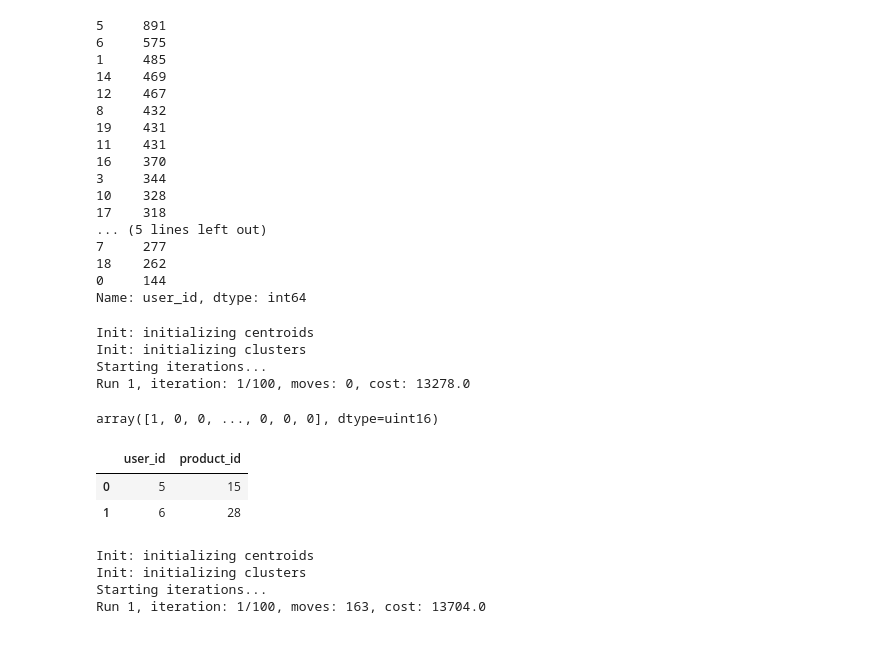
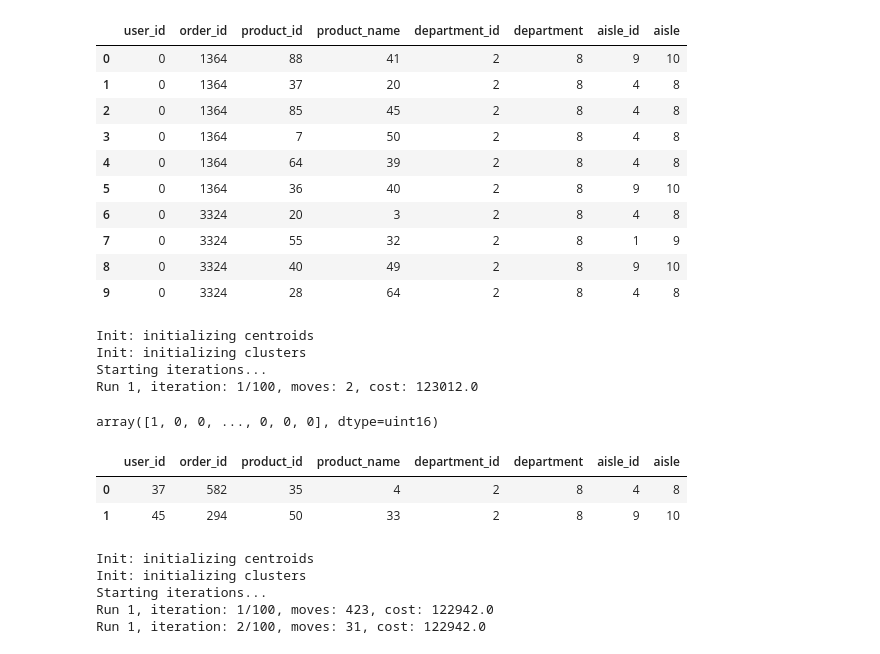
Before and after one commit to CodingComrades/final-project, a Jupyter notebook: ML_clustering.ipynb, the cells around one changed output. Saved outputs shown, nothing was run; the diff lists cells and outputs as text; code cells hidden in the pictures.

```diff
--- a/ML_clustering.ipynb
+++ b/ML_clustering.ipynb
@@ -62,37 +62,31 @@ filtered_data_copy = filtered_data.copy()
 # %%
 # Data processing
-from sklearn import preprocessing
+#from sklearn import preprocessing
 
 le = preprocessing.LabelEncoder()
-filtered_data = filtered_data.apply(le.fit_transform)
-filtered_data.head(10)
+data = data.apply(le.fit_transform)
+data.head(10)
 # %% [output]
-5     891
-6     575
-1     485
-14    469
-12    467
-8     432
-19    431
-11    431
-16    370
-3     344
-10    328
-17    318
-... (5 lines left out)
-7     277
-18    262
-0     144
-Name: user_id, dtype: int64
+|  | user_id | order_id | product_id | product_name | department_id | department | aisle_id | aisle |
+| 0 | 0 | 1364 | 88 | 41 | 2 | 8 | 9 | 10 |
+| 1 | 0 | 1364 | 37 | 20 | 2 | 8 | 4 | 8 |
+| 2 | 0 | 1364 | 85 | 45 | 2 | 8 | 4 | 8 |
+| 3 | 0 | 1364 | 7 | 50 | 2 | 8 | 4 | 8 |
+| 4 | 0 | 1364 | 64 | 39 | 2 | 8 | 4 | 8 |
+| 5 | 0 | 1364 | 36 | 40 | 2 | 8 | 9 | 10 |
+| 6 | 0 | 3324 | 20 | 3 | 2 | 8 | 4 | 8 |
+| 7 | 0 | 3324 | 55 | 32 | 2 | 8 | 1 | 9 |
+| 8 | 0 | 3324 | 40 | 49 | 2 | 8 | 9 | 10 |
+| 9 | 0 | 3324 | 28 | 64 | 2 | 8 | 4 | 8 |
 # %%
 # Using K-Mode with "Cao" initialization
 km_cao = KModes(n_clusters=2, init = "Cao", n_init = 1, verbose=1)
-fitClusters_cao = km_cao.fit_predict(filtered_data)
+fitClusters_cao = km_cao.fit_predict(data)
 # %% [output]
 Init: initializing centroids
 Init: initializing clusters
 Starting iterations...
-Run 1, iteration: 1/100, moves: 0, cost: 13278.0
+Run 1, iteration: 1/100, moves: 2, cost: 123012.0
 # %%
 # Predicted Clusters
 fitClusters_cao
@@ -100,23 +94,24 @@ fitClusters_cao
 array([1, 0, 0, ..., 0, 0, 0], dtype=uint16)
 # %%
 clusterCentroidsDf = pd.DataFrame(km_cao.cluster_centroids_)
-clusterCentroidsDf.columns = filtered_data.columns
+clusterCentroidsDf.columns = data.columns
 
 # Mode of the clusters
 clusterCentroidsDf
 # %% [output]
-|  | user_id | product_id |
-| 0 | 5 | 15 |
-| 1 | 6 | 28 |
+|  | user_id | order_id | product_id | product_name | department_id | department | aisle_id | aisle |
+| 0 | 37 | 582 | 35 | 4 | 2 | 8 | 4 | 8 |
+| 1 | 45 | 294 | 50 | 33 | 2 | 8 | 9 | 10 |
 # %%
 # Using K-Mode with "Huang" initialization
 km_huang = KModes(n_clusters=2, init = "Huang", n_init = 1, verbose=1)
-fitClusters_huang = km_huang.fit_predict(filtered_data)
+fitClusters_huang = km_huang.fit_predict(data)
 # %% [output]
 Init: initializing centroids
 Init: initializing clusters
 Starting iterations...
-Run 1, iteration: 1/100, moves: 163, cost: 13704.0
+Run 1, iteration: 1/100, moves: 423, cost: 122942.0
+Run 1, iteration: 2/100, moves: 31, cost: 122942.0
 # %%
 # Predicted clusters
 fitClusters_huang
```
Also changed, not shown: parts of 11 cells of this notebook, 2 other files.
